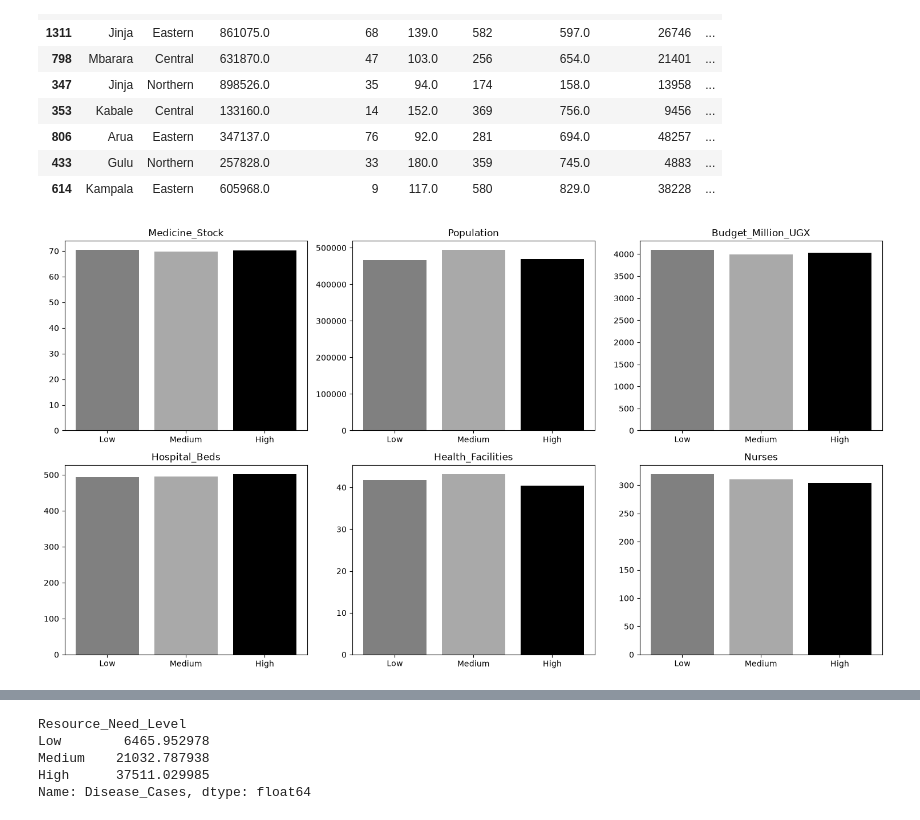
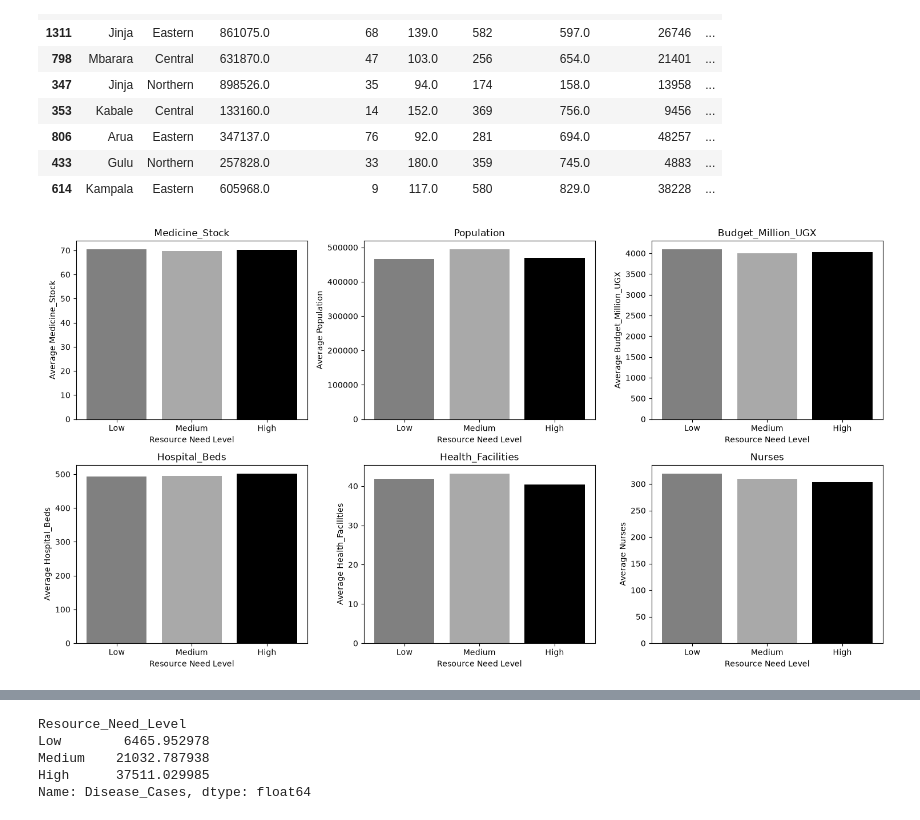
Before and after one commit to Nandrog/Health_Resource_Allocation_Modal, a Jupyter notebook: Health_Resource_Allocation_Model.ipynb, the cells around one changed output, grey strips where cells are left out. Cells and saved outputs as stored; diff of their text form; code cells hidden in the pictures.

Commit message:
changes on visual graphs

```diff
--- a/Health_Resource_Allocation_Model.ipynb
+++ b/Health_Resource_Allocation_Model.ipynb
@@ -289,24 +289,26 @@ df.sort_values("Medicine_Stock").head(10)
 # %%
 # The 6 "noise" columns we're checking
 noise_cols = ['Medicine_Stock', 'Population', 'Budget_Million_UGX',
               'Hospital_Beds', 'Health_Facilities', 'Nurses']
 
 # Create a grid of 6 small charts (2 rows, 3 columns)
 fig, axes = plt.subplots(2, 3, figsize=(15, 8))
 axes = axes.flatten()  # turns the 2x3 grid into a simple list of 6 slots
 
 # Loop through each noisy column and draw its own bar chart
 for i, col in enumerate(noise_cols):
     avg_by_need = df.groupby('Resource_Need_Level')[col].mean()
     avg_by_need = avg_by_need.reindex(['Low', 'Medium', 'High'])
 
     axes[i].bar(avg_by_need.index, avg_by_need.values, color=['gray', 'darkgray', 'black'])
     axes[i].set_title(col)
+    axes[i].set_xlabel('Resource Need Level')   # NEW: names the x-axis
+    axes[i].set_ylabel(f'Average {col}')         # NEW: names the y-axis, using the column name
 
-plt.tight_layout()  # stops the charts from overlapping each other
+plt.tight_layout()
 plt.show()
 # %% [output]
-[figure, old version]
+[figure, new version]
 # %%
 #  Average Doctors per need level
 avg_doctors = df.groupby('Resource_Need_Level')['Doctors'].mean()
```
Also changed, not shown: parts of 4 cells of this notebook.
